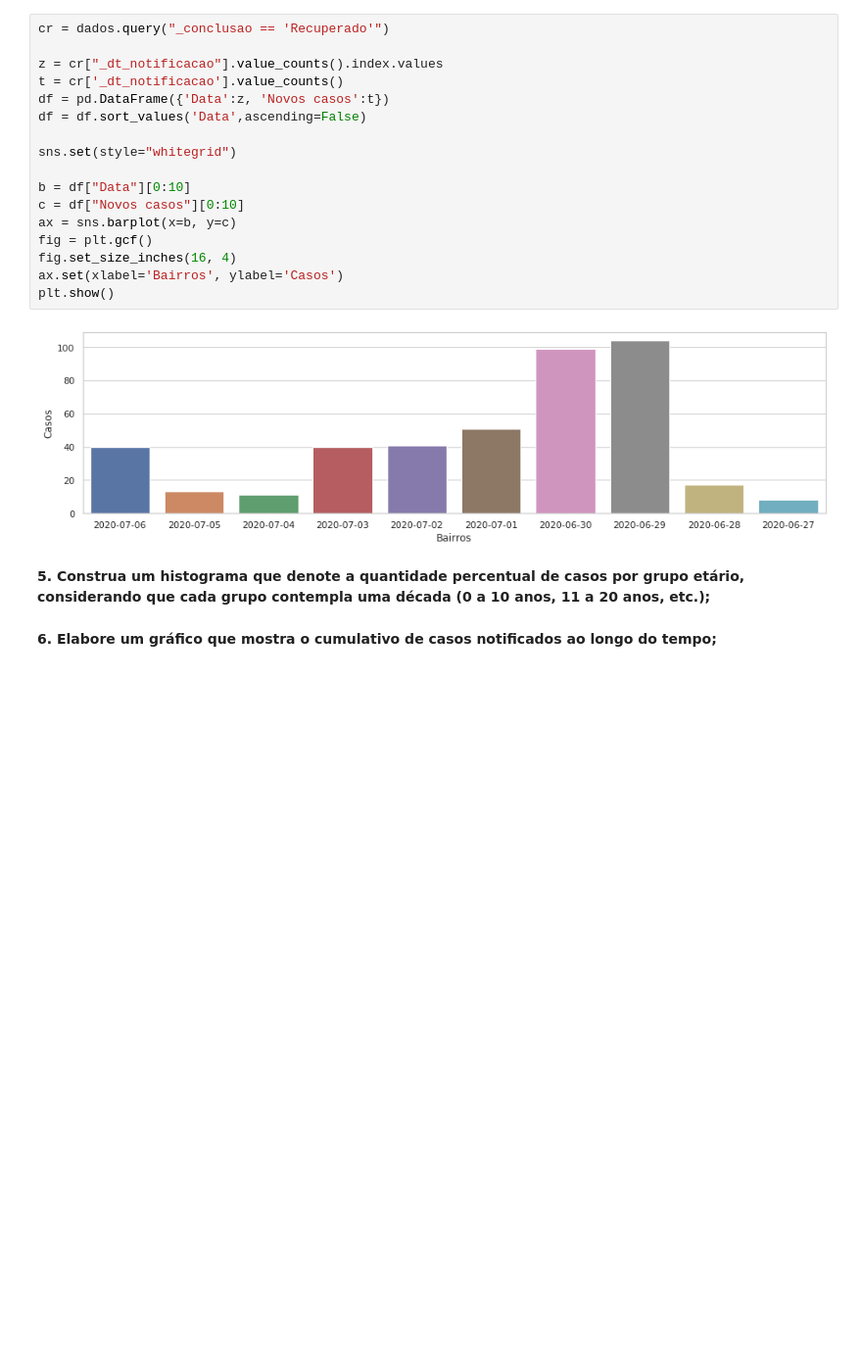
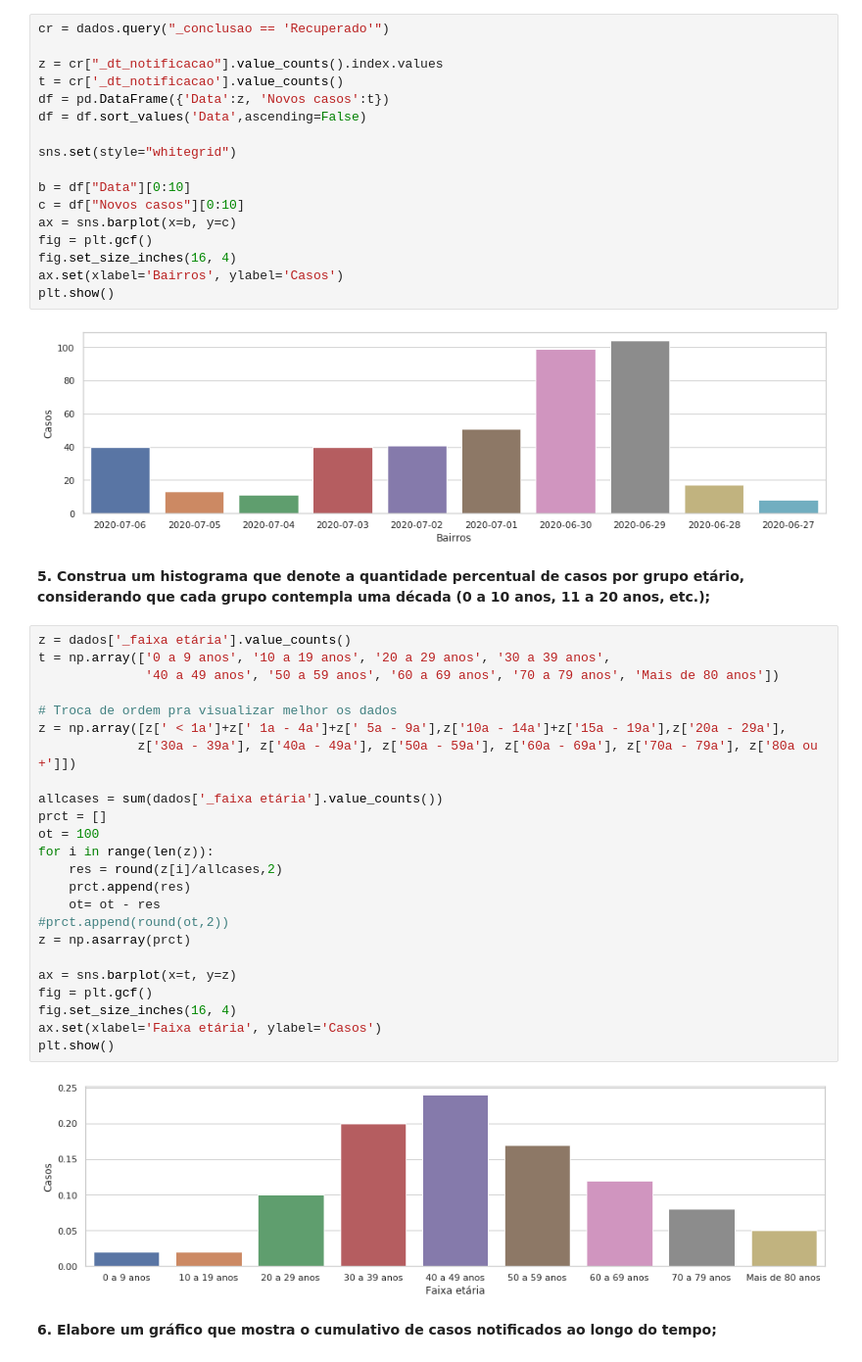
Before and after one commit to EnriqueIzel2/top-analise-redes-neurais, a Jupyter notebook: manaus_covid_graphics.ipynb, the cells around one changed output. Shown: that part at 98% size. Cells and saved outputs as stored; diff of their text form; blank space fills up the shorter version.

```diff
--- a/manaus_covid_graphics.ipynb
+++ b/manaus_covid_graphics.ipynb
@@ -104,6 +104,32 @@ plt.show()
 [figure]
 # %% [markdown]
 **5. Construa um histograma que denote a quantidade percentual de casos por grupo etário, considerando que cada grupo contempla uma década (0 a 10 anos, 11 a 20 anos, etc.);**
+# %%
+z = dados['_faixa etária'].value_counts()
+t = np.array(['0 a 9 anos', '10 a 19 anos', '20 a 29 anos', '30 a 39 anos',
+              '40 a 49 anos', '50 a 59 anos', '60 a 69 anos', '70 a 79 anos', 'Mais de 80 anos'])
+
+# Troca de ordem pra visualizar melhor os dados
+z = np.array([z[' < 1a']+z[' 1a - 4a']+z[' 5a - 9a'],z['10a - 14a']+z['15a - 19a'],z['20a - 29a'],
+             z['30a - 39a'], z['40a - 49a'], z['50a - 59a'], z['60a - 69a'], z['70a - 79a'], z['80a ou +']])
+
+allcases = sum(dados['_faixa etária'].value_counts())
+prct = []
+ot = 100
+for i in range(len(z)):
+    res = round(z[i]/allcases,2)
+    prct.append(res)
+    ot= ot - res
+#prct.append(round(ot,2))
+z = np.asarray(prct)
+
+ax = sns.barplot(x=t, y=z)
+fig = plt.gcf()
+fig.set_size_inches(16, 4)
+ax.set(xlabel='Faixa etária', ylabel='Casos')
+plt.show()
+# %% [output]
+[figure, added]
 # %% [markdown]
 **6. Elabore um gráfico que mostra o cumulativo de casos notificados ao longo do tempo;**
 # %%
```
Also changed, not shown: parts of 1 cell of this notebook.
